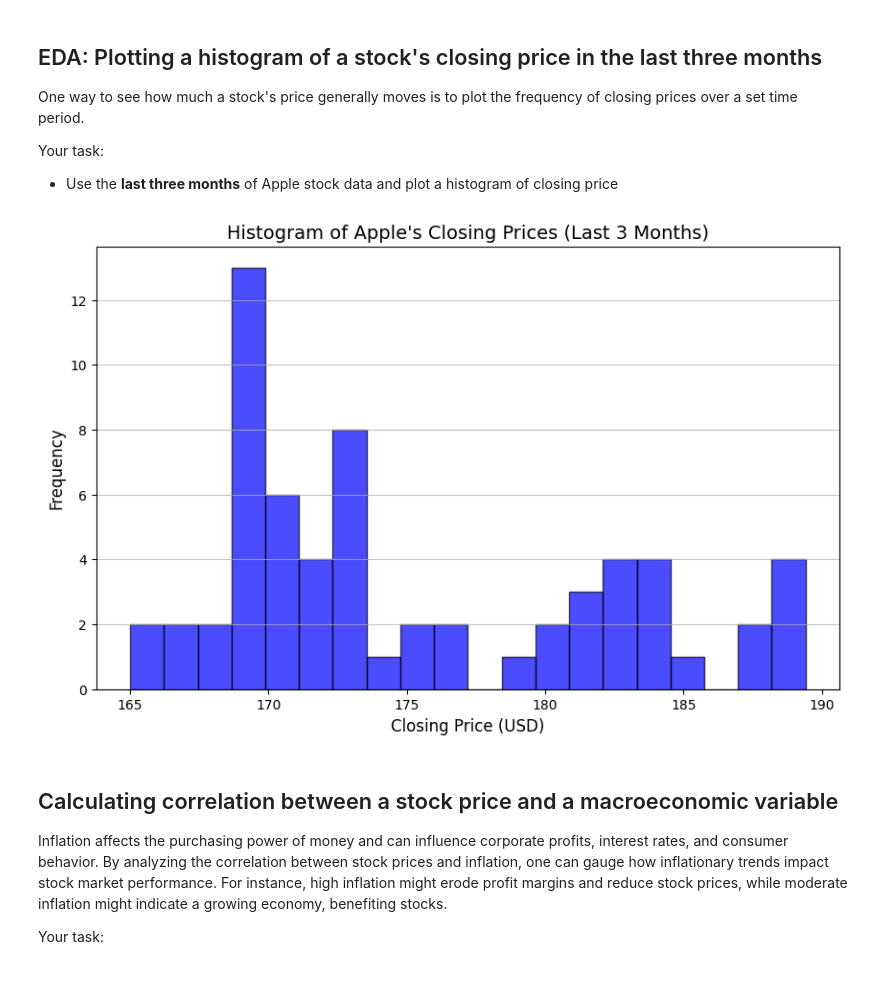
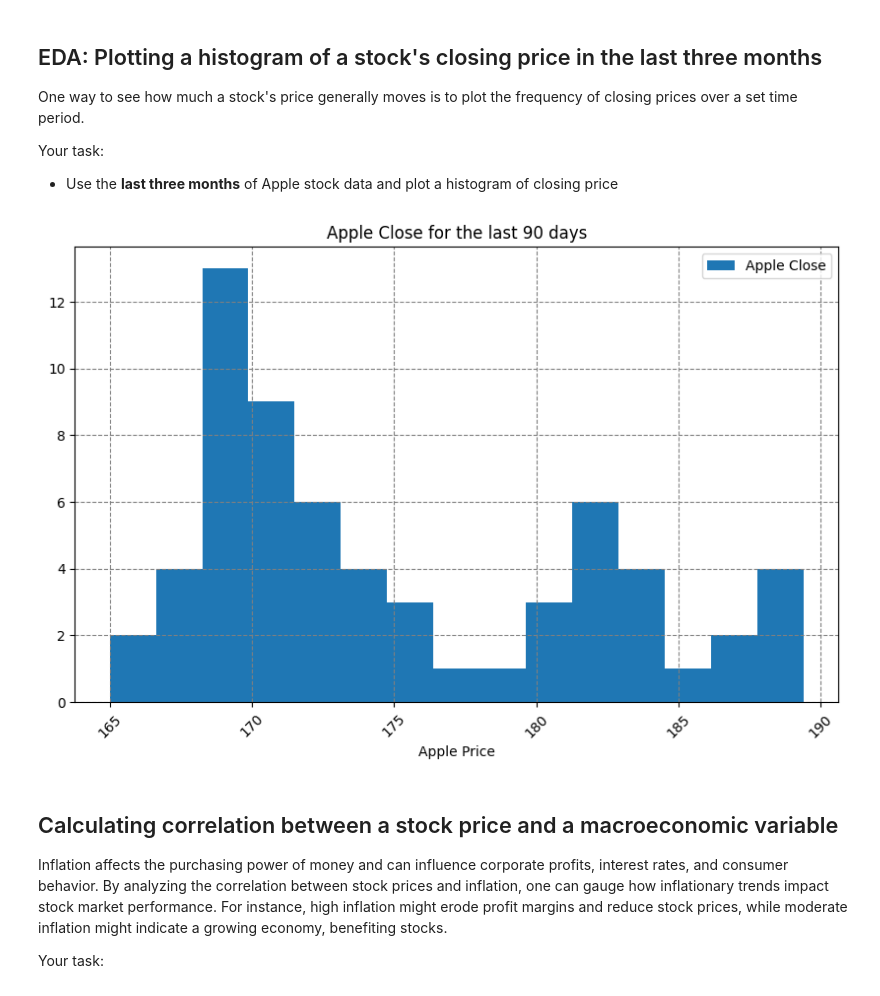
Before and after one commit to bigboy92/fend-matching-game, a Jupyter notebook: Preparing-for-data-analysis-project-student.ipynb, the cells around one changed output. Cells and saved outputs as stored; diff of their text form; code cells hidden in the pictures.

```diff
--- a/Preparing-for-data-analysis-project-student.ipynb
+++ b/Preparing-for-data-analysis-project-student.ipynb
@@ -52,0 +70,7 @@ Historical_Price_Microsoft = pd.read_csv('microsoft_historical_data.csv')
+# %%
+microsoft_df['Date'] = pd.to_datetime(microsoft_df['Date'])
+apple_df['Date']= pd.to_datetime(apple_df['Date'])
+microsoft_df = microsoft_df.sort_values(by='Date', ascending=True)
+apple_df = apple_df.sort_values(by='Date', ascending=True)
+apple_df.set_index(apple_df['Date'],inplace =True)
+microsoft_df.set_index(microsoft_df['Date'],inplace=True)
@@ -115,6 +156,6 @@ Low           0
 dtype: int64
 # %%
 # Forward fill any missing data
-Historical_Price_Apple_without_missing_data = Historical_Price_Apple.ffill()
+apple_df['Close/Last'] = apple_df['Close/Last'].ffill()
 # %%
 # Check again for nulls after using forward fill
@@ -281,5 +332,5 @@ Your task:
 **NOTE**: This is a large dataset. If you try to plot the entire series, your graph will be hard to interpret and may take a long time to plot. Be sure to use only the most recent three months of data.
 # %%
 # Get max date in timeseries
-Max_apple = Historical_Price_Apple_without_missing_data['Date'].max()
-Max_apple
+end_date = apple_df.index.max()
+start_date = end_date - pd.Timedelta(days=90)
@@ -288,6 +337,6 @@ Timestamp('2024-05-03 00:00:00')
 # %%
 # Use the max date calculated above to get the last three months of data in the dataset
-three_months_ago = Max_apple - pd.DateOffset(months=3)
-last_3_months = Historical_Price_Apple_without_missing_data[Historical_Price_Apple_without_missing_data['Date'] >= three_months_ago]
+
+apple_df_90 = apple_df.loc[start_date:,]
 # %%
 # Plot time series of open v. close stock price for Apple using the last 3 months of data
@@ -314,14 +364,15 @@ Your task:
 # %%
 # Plot the histogram of Apple's closing price over the last 3 months
 plt.figure(figsize=(10, 6))
-plt.hist(last_3_months['Close/Last'], bins=20, alpha=0.7, color='blue', edgecolor='black')
-plt.title("Histogram of Apple's Closing Prices (Last 3 Months)", fontsize=14)
-plt.xlabel("Closing Price (USD)", fontsize=12)
-plt.ylabel("Frequency", fontsize=12)
-plt.grid(axis='y', alpha=0.75)
+plt.hist(apple_df_90['Close/Last'], label='Apple Close',bins=15)
+plt.title('Apple Close for the last 90 days')
+plt.xlabel('Apple Price')
+plt.grid(True, which='major', linestyle='--', color='grey')
+plt.xticks(rotation=45)
+plt.legend()
 plt.show()
 # %% [output]
-[figure, old version]
+[figure, new version]
 # %% [markdown]
 ## Calculating correlation between a stock price and a macroeconomic variable
 
```
Also changed, not shown: parts of 40 cells of this notebook.
